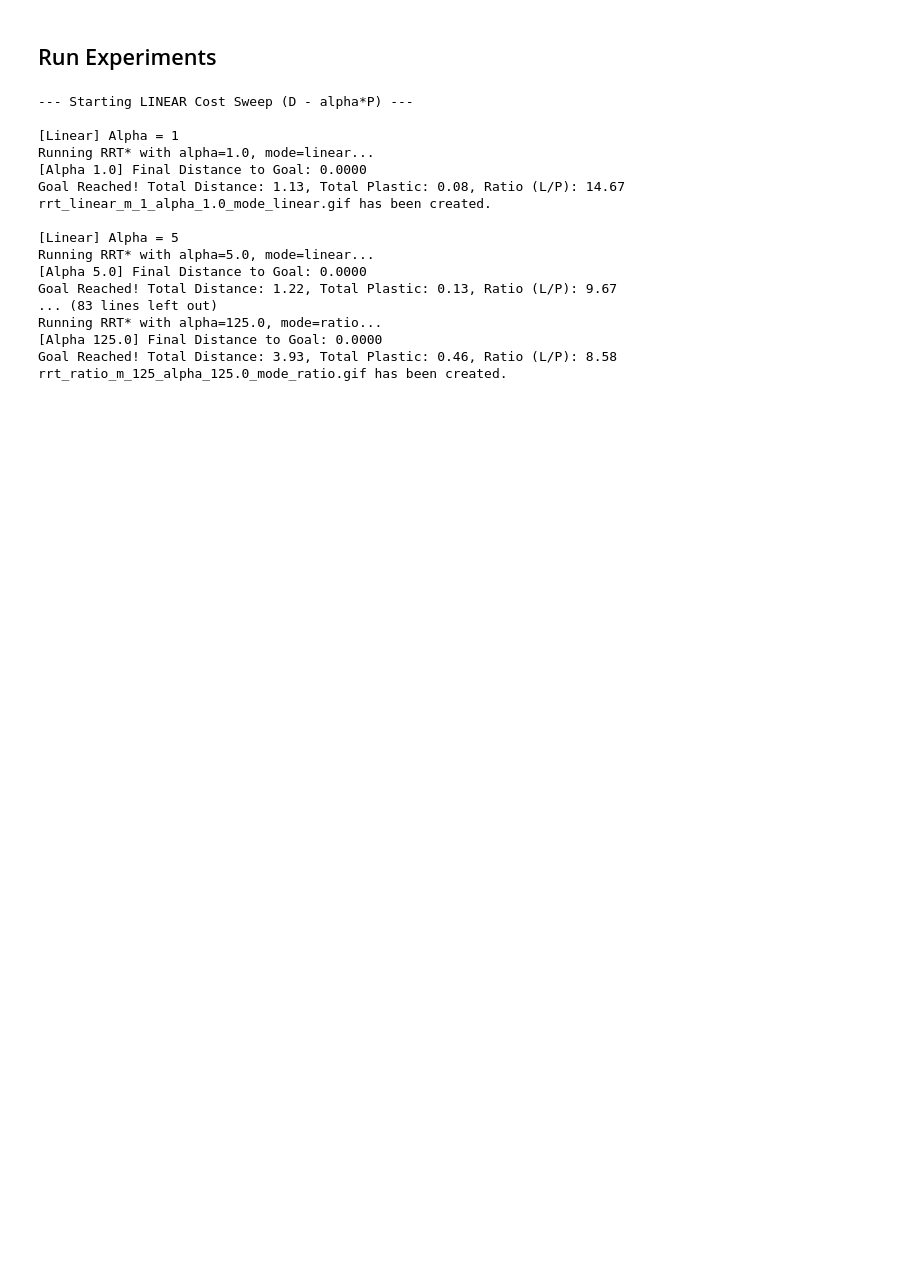
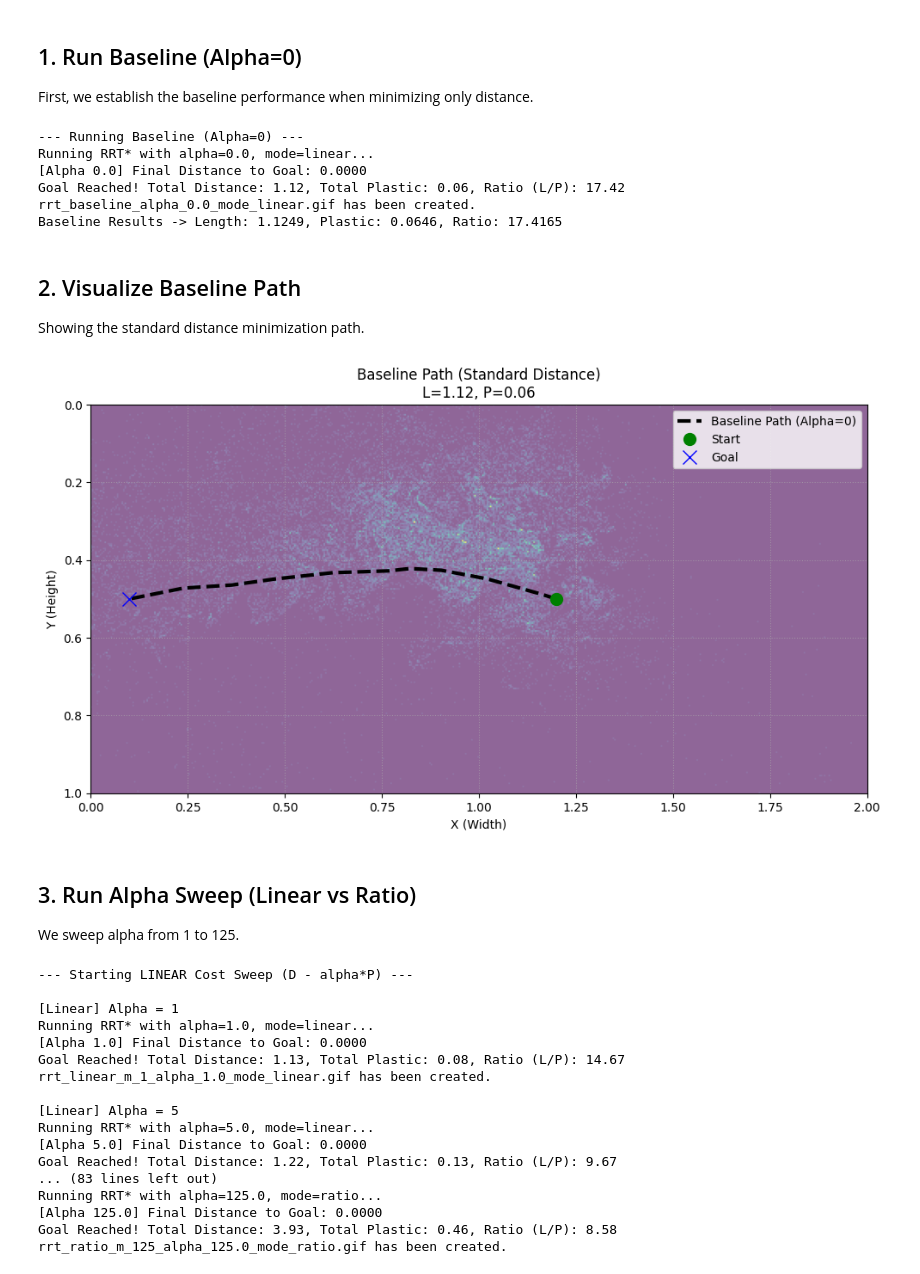
Before and after one commit to rks277/planning-final-proj, a Jupyter notebook: Alpha_Sweep.ipynb, the cells around one changed output. Drawn from its saved outputs; the diff is of its cells as text; code cells hidden in the pictures; blank space fills up the shorter version.

```diff
--- a/Alpha_Sweep.ipynb
+++ b/Alpha_Sweep.ipynb
@@ -12,6 +12,54 @@ import matplotlib.pyplot as plt
 import planning_lib
 from planning_lib import ContinuousPlannerUtil
 from run_gpgp_experiment import rrt_star_tunable
-# %% [markdown]
-## Run Experiments
+# %% [markdown]
+## 1. Run Baseline (Alpha=0)
+First, we establish the baseline performance when minimizing only distance.
+# %%
+c = ContinuousPlannerUtil('ocean_real.png', 'summer_2002_day0_density.png', scale=0.8)
+
+print("--- Running Baseline (Alpha=0) ---")
+np.random.seed(42)
+# alpha=0 means cost is just distance
+L_base, P_base, ratio_base, path_base = rrt_star_tunable(c, alpha=0.0, cost_mode="linear", loops=1000, output_prefix="rrt_baseline")
+print(f"Baseline Results -> Length: {L_base:.4f}, Plastic: {P_base:.4f}, Ratio: {ratio_base:.4f}")
+# %% [output]
+--- Running Baseline (Alpha=0) ---
+Running RRT* with alpha=0.0, mode=linear...
+[Alpha 0.0] Final Distance to Goal: 0.0000
+Goal Reached! Total Distance: 1.12, Total Plastic: 0.06, Ratio (L/P): 17.42
+rrt_baseline_alpha_0.0_mode_linear.gif has been created.
+Baseline Results -> Length: 1.1249, Plastic: 0.0646, Ratio: 17.4165
+# %% [markdown]
+## 2. Visualize Baseline Path
+Showing the standard distance minimization path.
+# %%
+plt.figure(figsize=(10, 6))
+img = plt.imread('summer_2002_day0_density.png')
+extent = [0, 2.0, 1.0, 0.0]
+
+plt.imshow(img, origin='upper', extent=extent, alpha=0.6)
+pb = np.array(path_base)
+
+if len(pb) > 0:
+    plt.plot(pb[:, 1], pb[:, 0], color='black', linewidth=3, linestyle='--', label='Baseline Path (Alpha=0)')
+    plt.plot(pb[0, 1], pb[0, 0], 'go', markersize=10, label='Start')
+    plt.plot(pb[-1, 1], pb[-1, 0], 'bx', markersize=12, label='Goal')
+
+plt.title(f"Baseline Path (Standard Distance)\nL={L_base:.2f}, P={P_base:.2f}")
+plt.xlabel("X (Width)")
+plt.ylabel("Y (Height)")
+plt.legend()
+plt.grid(True, linestyle=':', alpha=0.6)
+plt.xlim(0, 2.0)
+plt.ylim(1.0, 0.0)
+
+plt.tight_layout()
+plt.savefig('path_baseline.png')
+plt.show()
+# %% [output]
+[figure, added]
+# %% [markdown]
+## 3. Run Alpha Sweep (Linear vs Ratio)
+We sweep alpha from 1 to 125.
 # %%
```
Also changed, not shown: parts of 7 cells of this notebook.
